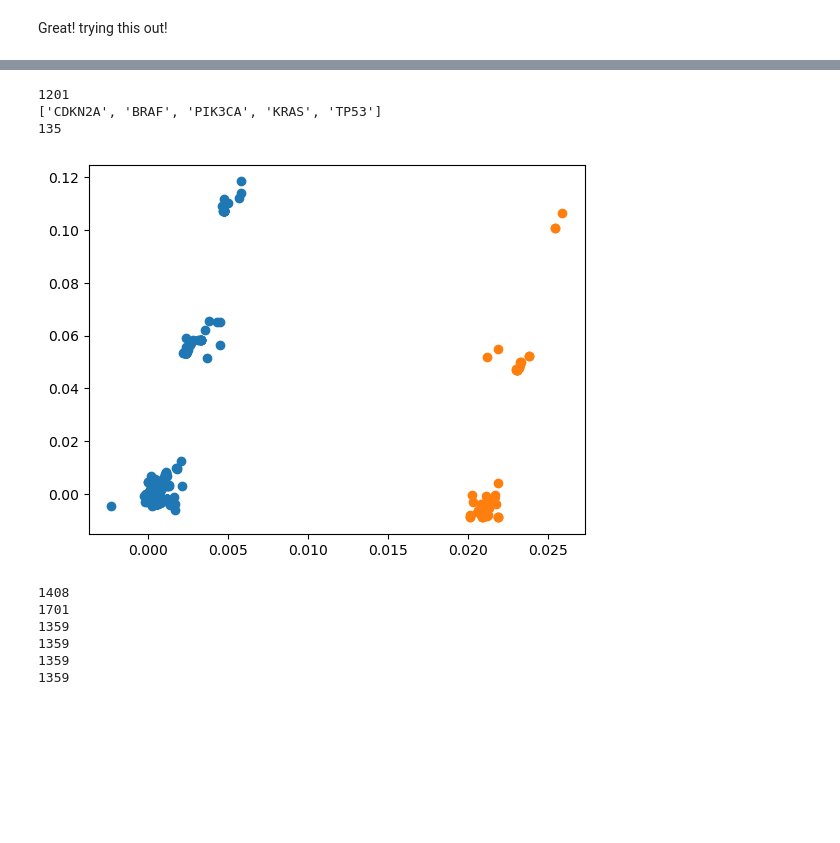
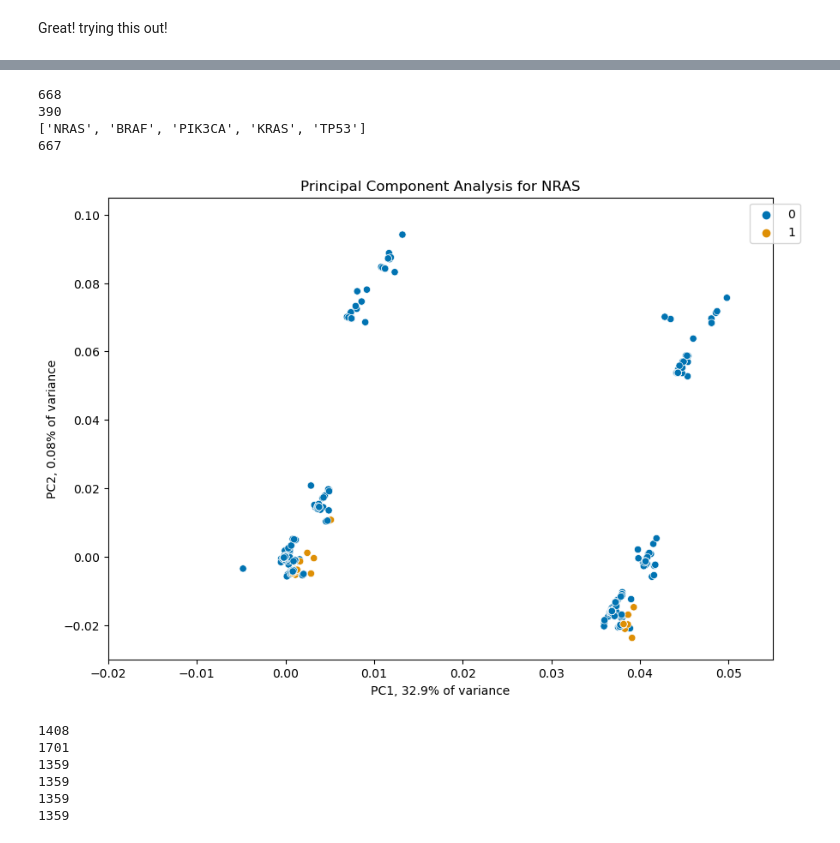
Before and after one commit to alanahmcintosh/Python_workspaces, a Jupyter notebook: Jupyter Notebook/Hotspot_Mutations_PCA copy.ipynb, the cells around one changed output, grey strips where cells are left out. Cells and saved outputs as stored; diff of their text form; code cells hidden in the pictures; blank space fills up the shorter version.

```diff
--- a/Jupyter Notebook/Hotspot_Mutations_PCA copy.ipynb
+++ b/Jupyter Notebook/Hotspot_Mutations_PCA copy.ipynb
@@ -51,7 +58,7 @@ plt.show()
 # %%
 ######read in gene expression csv as a dataframe, index so it reads in row names
 mutation = pd.read_csv('/home/alanah/Downloads/Hotspot_Mutations.csv', index_col=0)
-#mutation = mutation.replace(2,1)
+mutation = mutation.replace(2,1)
 
 ####extracting the column names and extracting row names
 column_names = list(mutation.columns.values)
@@ -76,6 +83,15 @@ pca_mutation.fit_transform(np.transpose(x_mut))
 print(pca_mutation.explained_variance_ratio_)
 
 ###### plot the PCA as a scatter plot with a component on eah axis
-plt.scatter(pca_mutation.components_[0,:] ,pca_mutation.components_[1,:])
+plt.figure(figsize=(10,7))
+sns.scatterplot(x=pca_mutation.components_[0,:], y=pca_mutation.components_[1,:])
+
+plt.title('DepMap Hotspot Mutations Principal Component Analysis')
+
+plt.xlabel('PC1, 32.9% of variance')
+plt.ylabel('PC2, 0.08% of variance')
+plt.ylim(-0.03, 0.105)
+plt.xlim(-0.02, 0.055)
+plt.legend(bbox_to_anchor=(1.05,1), loc='best')
 plt.show()
 # %% [output]
@@ -92,42 +109,53 @@ plt.show()
 ##### sum up the amount of mutations per gene
 sum_genes = np.sum(x_mut, axis = 0)
 
 #####sort the amount of mutations per gene in descending order
 sorted = np.sort(sum_genes)
 print(max(sum_genes))
 top_genes = np.argsort(sum_genes ,axis=0)
 
 
 #####get the indexes of the top five most mutated genes in one list together and individually
 top_five = top_genes[-5:, ]
 gene_one = (top_genes[-1,])
 gene_two = (top_genes[-2,])
 gene_three = (top_genes[-3,])
 gene_four = (top_genes[-4,])
 gene_five = (top_genes[-5,])
-
+print(gene_one)
 ####### find the names of the most mutated genes
 top_five_names = list()
 for i in top_five:
     top_five_names.append(mutation.columns[i])
 
 print(top_five_names)
 #print(mutation.columns[gene_five])
 print(np.count_nonzero(np.where(x_mut[:,gene_one]==1)))
 
 ######do the PCA
-# sum up the number of times no mutation is found for the top mutated gene
-plt.scatter(pca_mutation.components_[0,np.where(x_mut[:,gene_one]==0)] ,pca_mutation.components_[1,np.where(x_mut[:,gene_one]==0)])
+##sum up the number of times no mutation is found for the top mutated gene
+# plt.scatter(pca_mutation.components_[0,np.where(x_mut[:,gene_one]==0)] ,pca_mutation.components_[1,np.where(x_mut[:,gene_one]==0)])
 
-# sum the number of times adamaging mutation is found in the top gene for all cell lines
-plt.scatter(pca_mutation.components_[0,np.where(x_mut[:,gene_one]==1)],pca_mutation.components_[1,np.where(x_mut[:,gene_one]==1)])
+# # sum the number of times adamaging mutation is found in the top gene for all cell lines
+# plt.scatter(pca_mutation.components_[0,np.where(x_mut[:,gene_one]==1)],pca_mutation.components_[1,np.where(x_mut[:,gene_one]==1)])
 
+plt.figure(figsize=(10,7))
+sns.scatterplot(x=pca_mutation.components_[0,:], y=pca_mutation.components_[1,:], hue=mutation.NRAS, palette=('colorblind'))
+
+plt.title('Principal Component Analysis for NRAS')
+
+plt.xlabel('PC1, 32.9% of variance')
+plt.ylabel('PC2, 0.08% of variance')
+plt.ylim(-0.03, 0.105)
+plt.xlim(-0.02, 0.055)
+plt.legend(bbox_to_anchor=(1.05,1), loc='best')
 plt.show()
 # %% [output]
-1201
-['CDKN2A', 'BRAF', 'PIK3CA', 'KRAS', 'TP53']
-135
+668
+390
+['NRAS', 'BRAF', 'PIK3CA', 'KRAS', 'TP53']
+667
-[figure, old version]
+[figure, new version]
 # %%
 ###### find the lengths of the rows of the expression and mutation dataset
 print(len(row_names))
```
Also changed, not shown: parts of 14 cells of this notebook, 1 other file.
